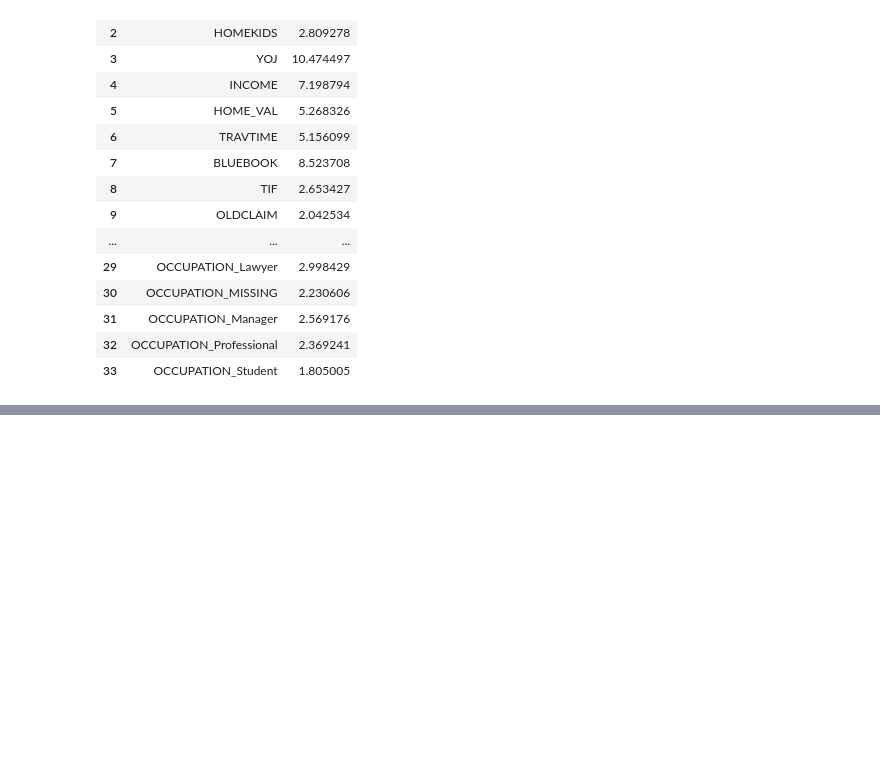
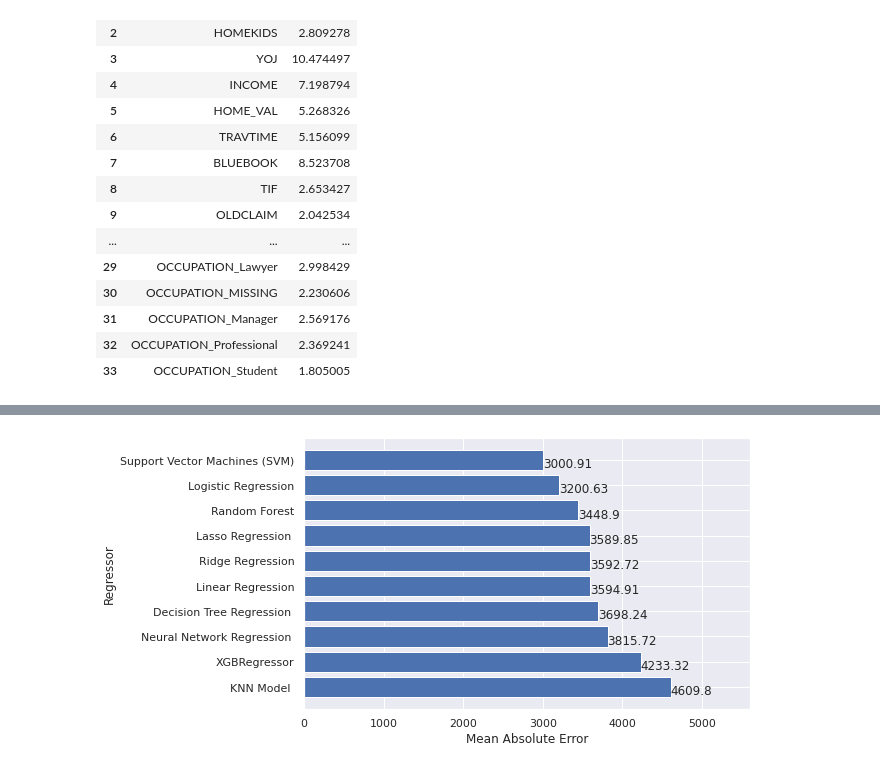
Before and after one commit to dl-lim/kaggle-1, a Jupyter notebook: e2e-insurance-ml.ipynb, the cells around one changed output, grey strips where cells are left out. Saved outputs shown, nothing was run; the diff lists cells and outputs as text; code cells hidden in the pictures; blank space fills up the shorter version.

```diff
--- a/e2e-insurance-ml.ipynb
+++ b/e2e-insurance-ml.ipynb
@@ -1315,0 +1254,6 @@ Average AUC Score is: 0.5
+# %%
+# Add the best model to a pipeline with the base transformations
+xgb_pipeline = Pipeline(steps=[
+    ('base',base_pipeline),
+    ('model',xgb_clf_best)
+])
@@ -1315,0 +1290,3 @@ Average AUC Score is: 0.5
+# %%
+base_df_r = base_df.loc[base_df['TGT_CLAIM_FLAG'] == 1]
+test_df_r = test_df.loc[test_df['TGT_CLAIM_FLAG'] == 1]
@@ -1315,0 +1297,25 @@ Average AUC Score is: 0.5
+# %%
+regressors = [
+    ('Linear Regression', LinearRegression()),
+    ('Ridge Regression', Ridge(random_state=0)),
+    ('Logistic Regression', LogisticRegression(random_state=0, solver='sag', max_iter=20, tol=5)),
+    ('Neural Network Regression ', MLPRegressor(random_state=0, alpha=1, max_iter=1000)),
+    ('Lasso Regression ', Lasso(random_state=0)),
+    ('Decision Tree Regression ', DecisionTreeRegressor(random_state=0, max_depth=5)),
+    ('Random Forest', RandomForestRegressor(random_state=0, max_depth=5, n_estimators=10, max_features=1)),
+    ('KNN Model ', KNeighborsRegressor(3)),
+    ('Support Vector Machines (SVM)', SVR(gamma=2, C=1)),
+    ('XGBRegressor', XGBRegressor(random_state=0))
+]
+# %%
+# Split again based on new target variable
+X_train, X_valid, y_train, y_valid = train_test_split_by_fold(base_df_r,0,'TGT_CLAIM_AMT')
+
+# Test the models based on selected metric
+performance = []
+for name, rgr in regressors:
+    rgr.fit(X_train, y_train)
+    y_pred = rgr.predict(X_valid)
+    perf_tuple = (name, mae(y_valid, y_pred))
+    print(perf_tuple)
+    performance.append(perf_tuple)
@@ -1315,0 +1333,12 @@ Average AUC Score is: 0.5
+# %%
+x, y = list(zip(*sorted(performance, key=lambda x: x[1], reverse=True)))
+plt.figure(figsize=(8,5))
+plt.barh(x,y)
+plt.xlim(right=max(y)+1000)
+plt.xlabel('Mean Absolute Error')
+plt.ylabel('Regressor')
+for i in range(len(y)):
+    plt.text(y[i]+0.01,i-0.3,round(y[i],2))
+plt.show()
+# %% [output]
+[figure, added]
```
Also changed, not shown: parts of 105 cells of this notebook.
